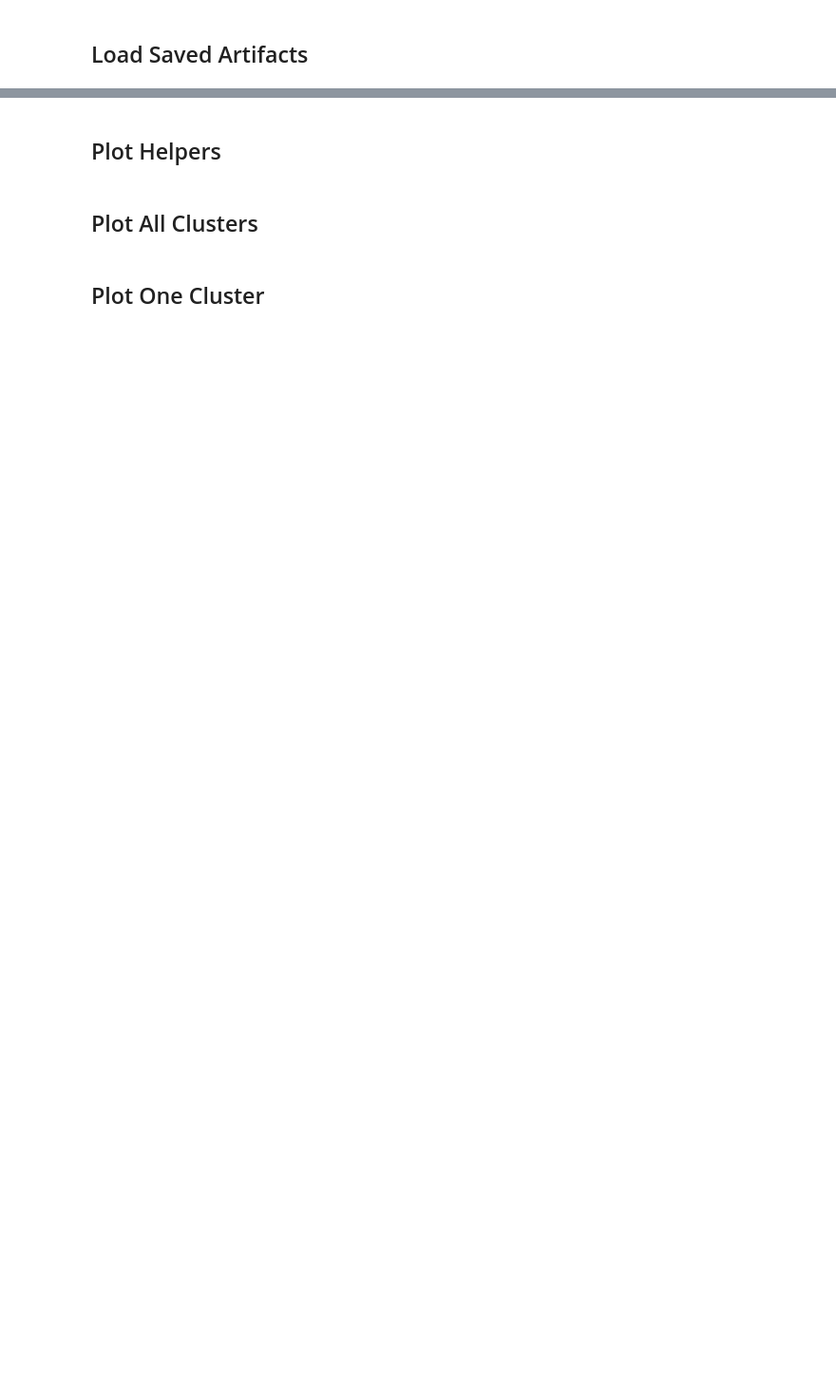
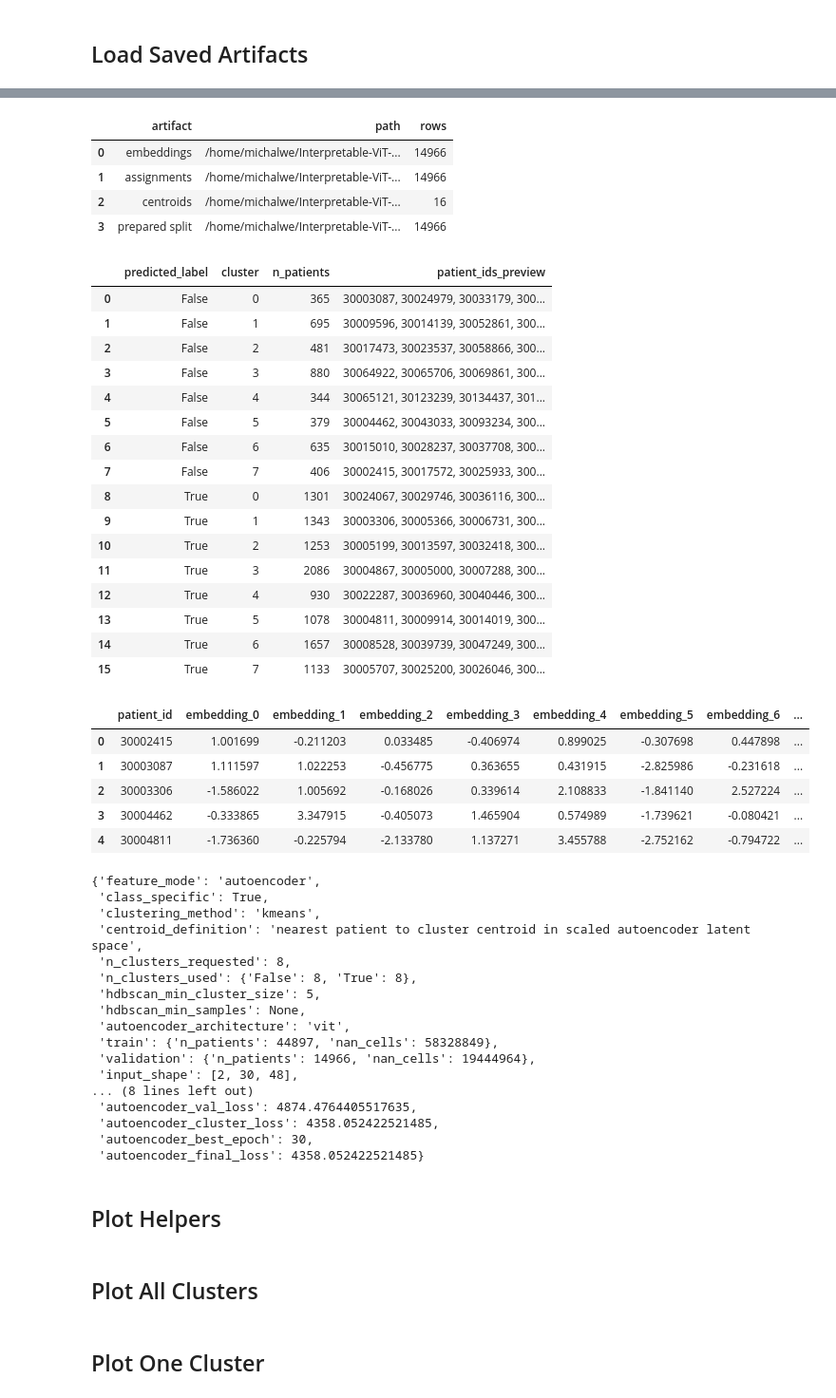
Before and after one commit to MichalWeisman/Interpretable-ViT-for-Timeseries, a Jupyter notebook: notebooks/mimic_targets/hypotension_obs24_target8_gap0_cluster_visualization.ipynb, the cells around one changed output, grey strips where cells are left out. Shown at 95% size. Cells and saved outputs as stored; diff of their text form; code cells hidden in the pictures; blank space fills up the shorter version.

```diff
--- a/notebooks/mimic_targets/hypotension_obs24_target8_gap0_cluster_visualization.ipynb
+++ b/notebooks/mimic_targets/hypotension_obs24_target8_gap0_cluster_visualization.ipynb
@@ -93,12 +99,30 @@ assignments = pd.read_csv(CLUSTERS_DIR / "cluster_assignments.csv", dtype={"pati
 centroids = pd.read_csv(CLUSTERS_DIR / "cluster_centroids.csv", dtype={"patient_id": str})
 cluster_metadata = json.loads((CLUSTERS_DIR / "cluster_metadata.json").read_text(encoding="utf-8"))
 
+patient_ids_by_cluster = {
+    (str(predicted_label), int(cluster)): group["patient_id"].astype(str).tolist()
+    for (predicted_label, cluster), group in assignments.groupby(["predicted_label", "cluster"], sort=True)
+}
+patient_ids_by_cluster_table = pd.DataFrame(
+    [
+        {
+            "predicted_label": predicted_label,
+            "cluster": cluster,
+            "n_patients": len(patient_ids),
+            "patient_ids": patient_ids,
+            "patient_ids_preview": ", ".join(patient_ids[:10]) + (" ..." if len(patient_ids) > 10 else ""),
+        }
+        for (predicted_label, cluster), patient_ids in patient_ids_by_cluster.items()
+    ]
+)
+
 display(pd.DataFrame([
     {"artifact": "embeddings", "path": str(CLUSTERS_DIR / "autoencoder_embeddings.csv"), "rows": len(embeddings)},
     {"artifact": "assignments", "path": str(CLUSTERS_DIR / "cluster_assignments.csv"), "rows": len(assignments)},
     {"artifact": "centroids", "path": str(CLUSTERS_DIR / "cluster_centroids.csv"), "rows": len(centroids)},
     {"artifact": "prepared split", "path": str(PROCESSED_DIR / f"{SPLIT}.npz"), "rows": len(dataset)},
 ]))
-display(assignments.groupby(["predicted_label", "cluster"]).size().rename("patients").reset_index())
+display(patient_ids_by_cluster_table[["predicted_label", "cluster", "n_patients", "patient_ids_preview"]])
 display(embeddings.head())
 cluster_metadata
+# %% [output]
@@ -105,2 +134,47 @@ cluster_metadata
+|  | artifact | path | rows |
+| 0 | embeddings | /home/michalwe/Interpretable-ViT-... | 14966 |
+| 1 | assignments | /home/michalwe/Interpretable-ViT-... | 14966 |
+| 2 | centroids | /home/michalwe/Interpretable-ViT-... | 16 |
+| 3 | prepared split | /home/michalwe/Interpretable-ViT-... | 14966 |
+|  | predicted_label | cluster | n_patients | patient_ids_preview |
+| 0 | False | 0 | 365 | 30003087, 30024979, 30033179, 300... |
+| 1 | False | 1 | 695 | 30009596, 30014139, 30052861, 300... |
+| 2 | False | 2 | 481 | 30017473, 30023537, 30058866, 300... |
+| 3 | False | 3 | 880 | 30064922, 30065706, 30069861, 300... |
+| 4 | False | 4 | 344 | 30065121, 30123239, 30134437, 301... |
+| 5 | False | 5 | 379 | 30004462, 30043033, 30093234, 300... |
+| 6 | False | 6 | 635 | 30015010, 30028237, 30037708, 300... |
+| 7 | False | 7 | 406 | 30002415, 30017572, 30025933, 300... |
+| 8 | True | 0 | 1301 | 30024067, 30029746, 30036116, 300... |
+| 9 | True | 1 | 1343 | 30003306, 30005366, 30006731, 300... |
+| 10 | True | 2 | 1253 | 30005199, 30013597, 30032418, 300... |
+| 11 | True | 3 | 2086 | 30004867, 30005000, 30007288, 300... |
+| 12 | True | 4 | 930 | 30022287, 30036960, 30040446, 300... |
+| 13 | True | 5 | 1078 | 30004811, 30009914, 30014019, 300... |
+| 14 | True | 6 | 1657 | 30008528, 30039739, 30047249, 300... |
+| 15 | True | 7 | 1133 | 30005707, 30025200, 30026046, 300... |
+|  | patient_id | embedding_0 | embedding_1 | embedding_2 | embedding_3 | embedding_4 | embedding_5 | embedding_6 | ... |
+| 0 | 30002415 | 1.001699 | -0.211203 | 0.033485 | -0.406974 | 0.899025 | -0.307698 | 0.447898 | ... |
+| 1 | 30003087 | 1.111597 | 1.022253 | -0.456775 | 0.363655 | 0.431915 | -2.825986 | -0.231618 | ... |
+| 2 | 30003306 | -1.586022 | 1.005692 | -0.168026 | 0.339614 | 2.108833 | -1.841140 | 2.527224 | ... |
+| 3 | 30004462 | -0.333865 | 3.347915 | -0.405073 | 1.465904 | 0.574989 | -1.739621 | -0.080421 | ... |
+| 4 | 30004811 | -1.736360 | -0.225794 | -2.133780 | 1.137271 | 3.455788 | -2.752162 | -0.794722 | ... |
+{'feature_mode': 'autoencoder',
+ 'class_specific': True,
+ 'clustering_method': 'kmeans',
+ 'centroid_definition': 'nearest patient to cluster centroid in scaled autoencoder latent space',
+ 'n_clusters_requested': 8,
+ 'n_clusters_used': {'False': 8, 'True': 8},
+ 'hdbscan_min_cluster_size': 5,
+ 'hdbscan_min_samples': None,
+ 'autoencoder_architecture': 'vit',
+ 'train': {'n_patients': 44897, 'nan_cells': 58328849},
+ 'validation': {'n_patients': 14966, 'nan_cells': 19444964},
+ 'input_shape': [2, 30, 48],
+... (8 lines left out)
+ 'autoencoder_val_loss': 4874.4764405517635,
+ 'autoencoder_cluster_loss': 4358.052422521485,
+ 'autoencoder_best_epoch': 30,
+ 'autoencoder_final_loss': 4358.052422521485}
 # %% [markdown]
 ## Plot Helpers
```
Also changed, not shown: parts of 12 cells of this notebook, 1 other file.
